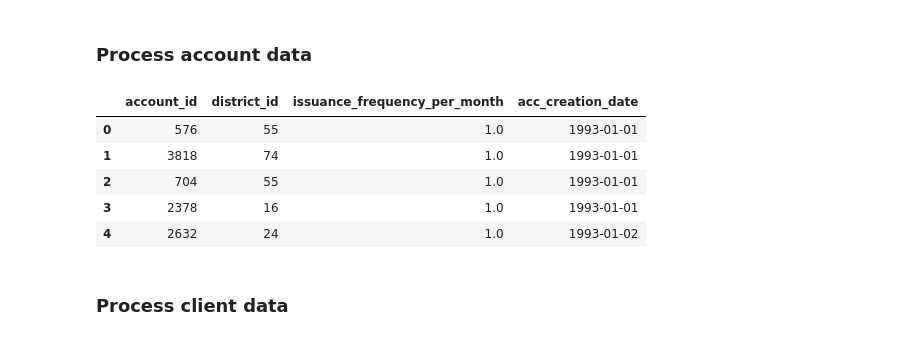
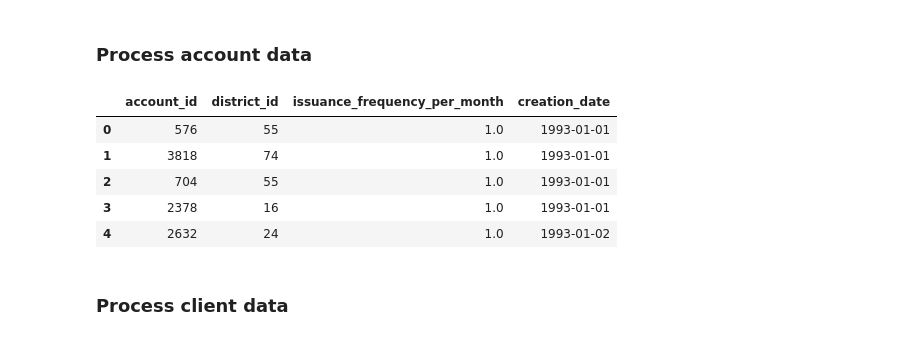
Before and after one commit to Educorreia932/FEUP-AC, a Jupyter notebook: Data Mining Project/notebooks/processing.ipynb, the cells around one changed output. Cells and saved outputs as stored; diff of their text form; code cells hidden in the pictures.

```diff
--- a/Data Mining Project/notebooks/processing.ipynb
+++ b/Data Mining Project/notebooks/processing.ipynb
@@ -28,14 +28,14 @@ trans_train_df = read_to_df("trans_train.csv")
 # %%
 avg_transactions_per_week = 3
 avg_weeks_per_month = (365.25 / 7 / 12)
 
 account_df['frequency'] = account_df['frequency'].apply(lambda x: 1 if x == 'monthly issuance' else avg_weeks_per_month if x == 'weekly issuance' else (365.25 / 7 / 12) * avg_transactions_per_week)
 account_df["date"] = account_df["date"].apply(lambda x: read_date(x))
-account_df.rename(columns={"date": "acc_creation_date", "frequency": "issuance_frequency_per_month"}, inplace=True)
+account_df.rename(columns={"date": "creation_date", "frequency": "issuance_frequency_per_month"}, inplace=True)
 
 account_df.head()
 # %% [output]
-|  | account_id | district_id | issuance_frequency_per_month | acc_creation_date |
+|  | account_id | district_id | issuance_frequency_per_month | creation_date |
 | 0 | 576 | 55 | 1.0 | 1993-01-01 |
 | 1 | 3818 | 74 | 1.0 | 1993-01-01 |
 | 2 | 704 | 55 | 1.0 | 1993-01-01 |
```
Also changed, not shown: parts of 19 cells of this notebook, 2 other files.
